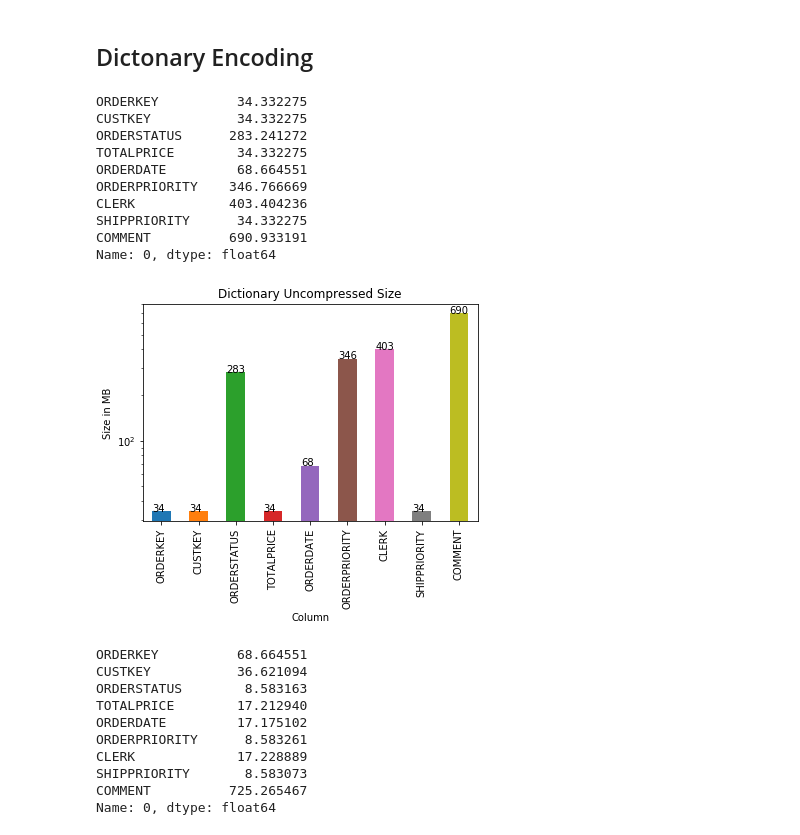
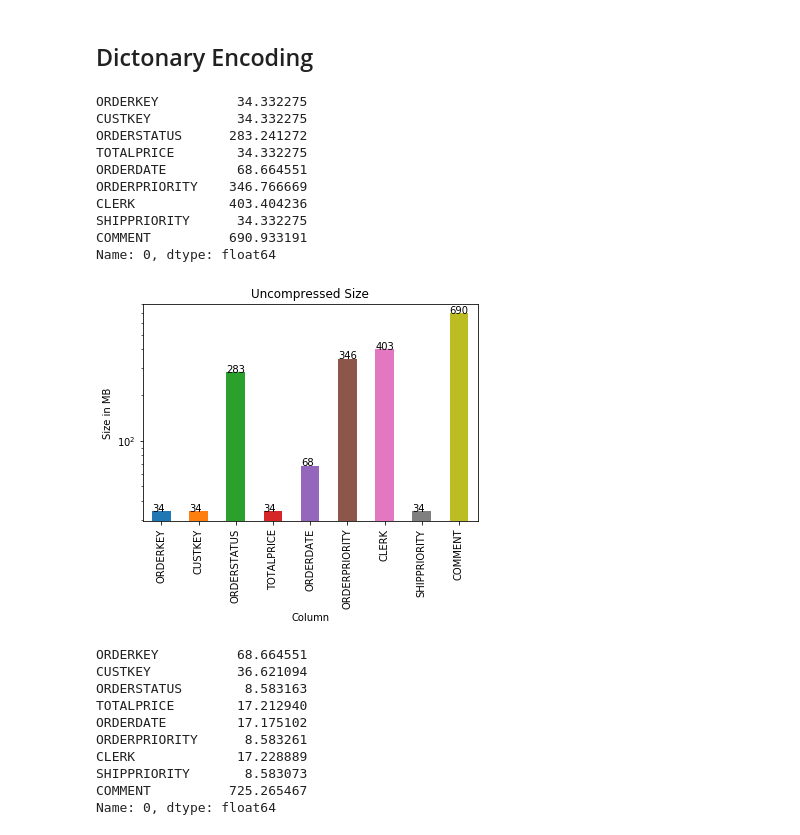
Before and after one commit to paszin/TuCompression, a Jupyter notebook: python/Compression Results.ipynb, the cells around one changed output. Drawn from its saved outputs; the diff is of its cells as text; code cells hidden in the pictures.

```diff
--- a/python/Compression Results.ipynb
+++ b/python/Compression Results.ipynb
@@ -34,33 +34,36 @@ def toMilliseconds(nano):
 def toSeconds(nano):
     return (toMilliseconds(nano)[0] / 1000), 'Time in s'
 
-def pathToTitle(path):
-    encoding = os.path.split(os.path.dirname(path))[-1]
+def pathToTitle(path, with_parent_dir=True):
     title = os.path.splitext(os.path.basename(path))[0].replace('_', ' ')
-    return "{encoding} {title}".format(encoding=encoding, title=title).title()
+    if with_parent_dir:
+        encoding = os.path.split(os.path.dirname(path))[-1]
+        return "{encoding} {title}".format(encoding=encoding, title=title).title()
+    else:
+        return "{title}".format(title=title).title()
 # %%
 path = '../data/dictionary/uncompressed_size.csv'
 data = pd.read_csv(path, sep=',')
 data, label = toMB(data)
 
-ax = data.iloc[0].plot(kind='bar', logy=True, title=pathToTitle(path))
+ax = data.iloc[0].plot(kind='bar', logy=True, title=pathToTitle(path, False))
 ax.set(xlabel="Column", ylabel=label)
 for p in ax.patches:
     ax.annotate(str(int(p.get_height())), (p.get_x(), p.get_height()))
 
 data.iloc[0]
 # %% [output]
 ORDERKEY          34.332275
 CUSTKEY           34.332275
 ORDERSTATUS      283.241272
 TOTALPRICE        34.332275
 ORDERDATE         68.664551
 ORDERPRIORITY    346.766669
 CLERK            403.404236
 SHIPPRIORITY      34.332275
 COMMENT          690.933191
 Name: 0, dtype: float64
-[figure, old version]
+[figure, new version]
 # %%
 path = '../data/dictionary/compressed_size.csv'
 data = pd.read_csv(path, sep=',')
```
Also changed, not shown: 1 other file.
